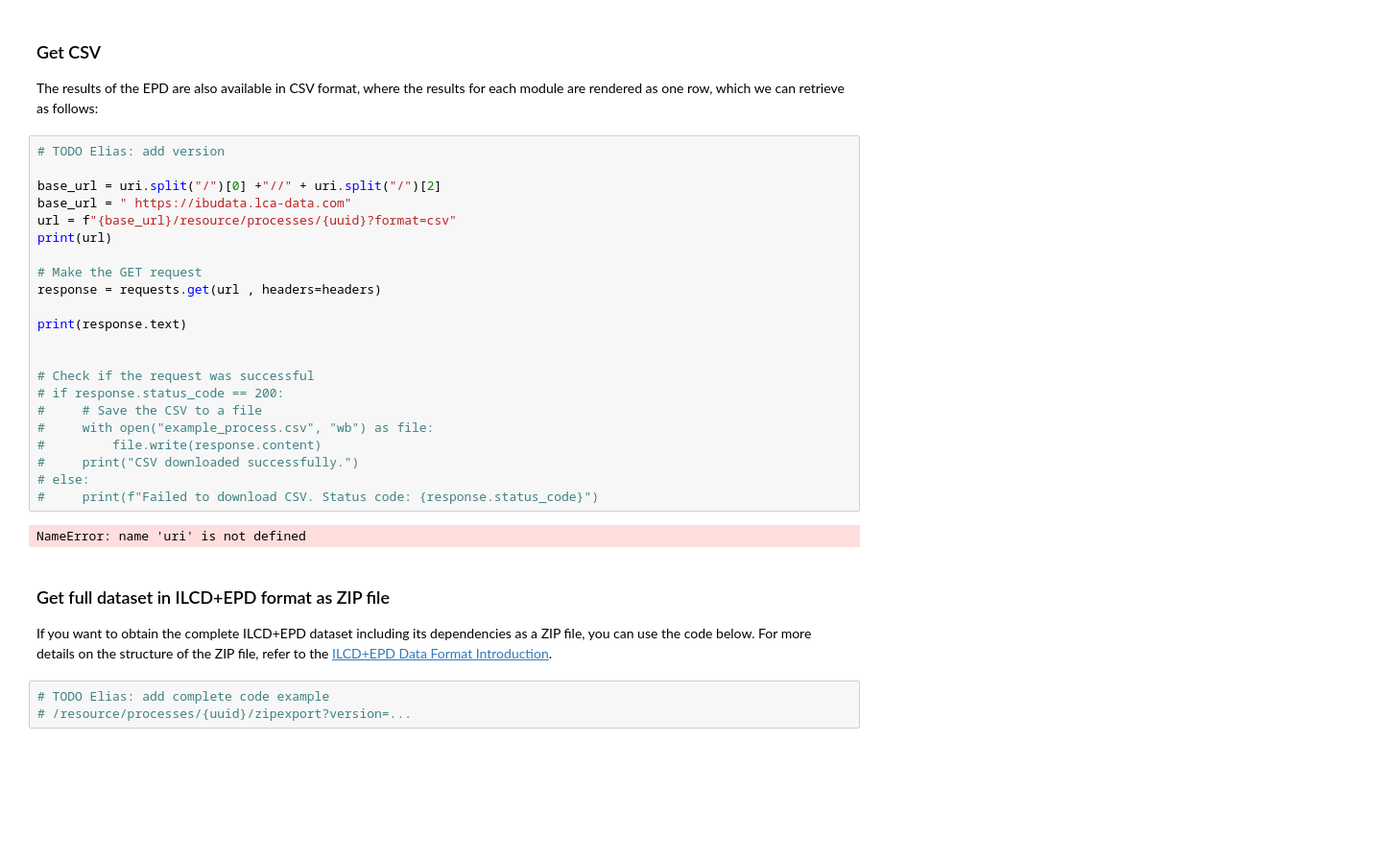
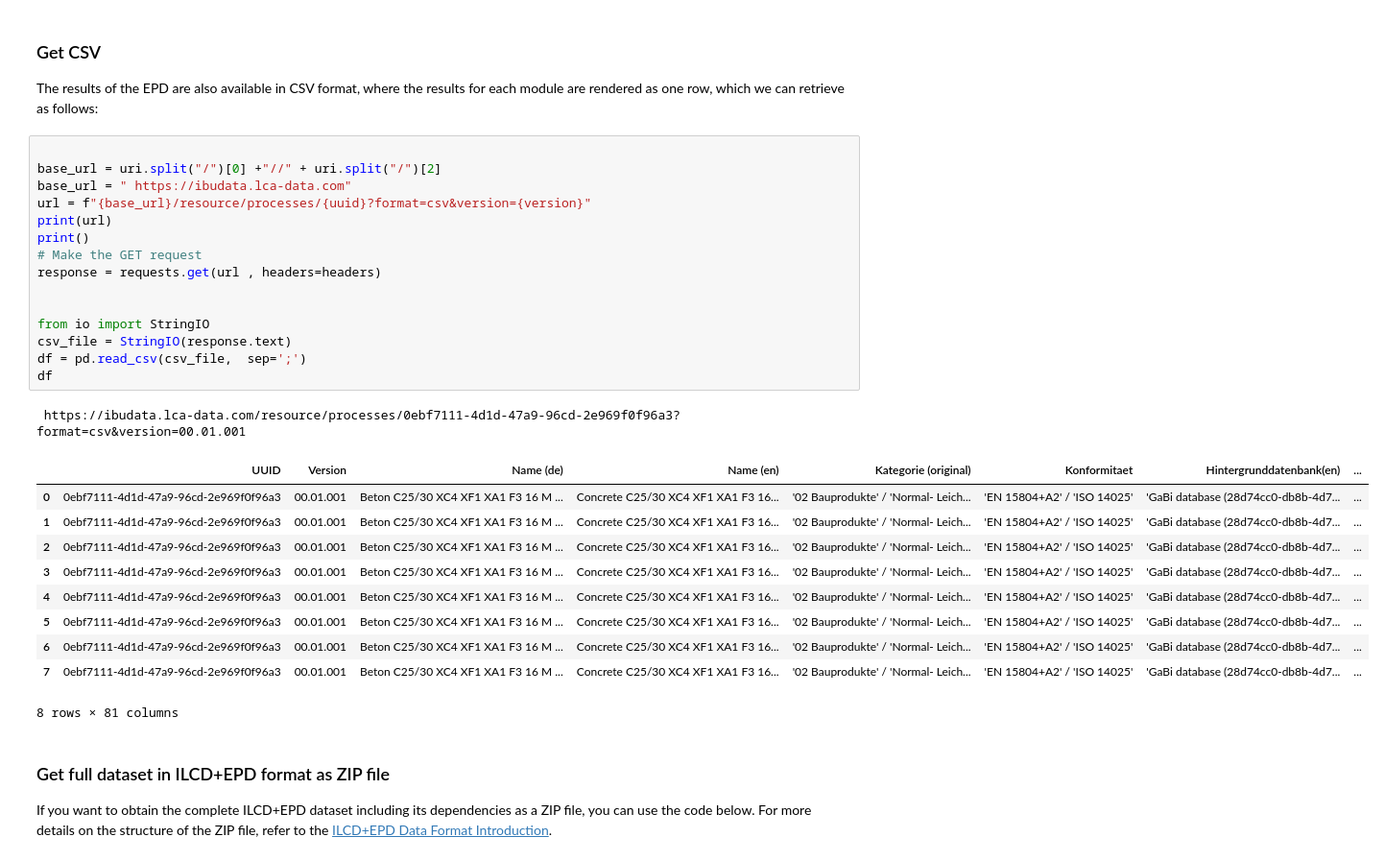
Before and after one commit to ok-worx/eco-portal-api-guide, a Jupyter notebook: notebook.ipynb, the cells around one changed output. Shown: that part at 96% size. Drawn from its saved outputs; the diff is of its cells as text; blank space fills up the shorter version.

Commit message:
fix todos

```diff
--- a/notebook.ipynb
+++ b/notebook.ipynb
@@ -617,33 +620,33 @@ PDF downloaded successfully.
 
 The results of the EPD are also available in CSV format, where the results for each module are rendered as one row, which we can retrieve as follows:
 # %%
-# TODO Elias: add version
 
 base_url = uri.split("/")[0] +"//" + uri.split("/")[2]
 base_url = " https://ibudata.lca-data.com"
-url = f"{base_url}/resource/processes/{uuid}?format=csv"
+url = f"{base_url}/resource/processes/{uuid}?format=csv&version={version}"
 print(url)
-
+print()
 # Make the GET request
 response = requests.get(url , headers=headers)
 
-print(response.text)
 
-
-# Check if the request was successful
-# if response.status_code == 200:
-#     # Save the CSV to a file
-#     with open("example_process.csv", "wb") as file:
-#         file.write(response.content)
-#     print("CSV downloaded successfully.")
-# else:
-#     print(f"Failed to download CSV. Status code: {response.status_code}")
+from io import StringIO
+csv_file = StringIO(response.text)
+df = pd.read_csv(csv_file,  sep=';')
+df
 # %% [output]
-NameError: name 'uri' is not defined
+ https://ibudata.lca-data.com/resource/processes/0ebf7111-4d1d-47a9-96cd-2e969f0f96a3?format=csv&version=00.01.001
+|  | UUID | Version | Name (de) | Name (en) | Kategorie (original) | Konformitaet | Hintergrunddatenbank(en) | ... |
+| 0 | 0ebf7111-4d1d-47a9-96cd-2e969f0f96a3 | 00.01.001 | Beton C25/30 XC4 XF1 XA1 F3 16 M ... | Concrete C25/30 XC4 XF1 XA1 F3 16... | '02 Bauprodukte' / 'Normal- Leich... | 'EN 15804+A2' / 'ISO 14025' | 'GaBi database (28d74cc0-db8b-4d7... | ... |
+| 1 | 0ebf7111-4d1d-47a9-96cd-2e969f0f96a3 | 00.01.001 | Beton C25/30 XC4 XF1 XA1 F3 16 M ... | Concrete C25/30 XC4 XF1 XA1 F3 16... | '02 Bauprodukte' / 'Normal- Leich... | 'EN 15804+A2' / 'ISO 14025' | 'GaBi database (28d74cc0-db8b-4d7... | ... |
+| 2 | 0ebf7111-4d1d-47a9-96cd-2e969f0f96a3 | 00.01.001 | Beton C25/30 XC4 XF1 XA1 F3 16 M ... | Concrete C25/30 XC4 XF1 XA1 F3 16... | '02 Bauprodukte' / 'Normal- Leich... | 'EN 15804+A2' / 'ISO 14025' | 'GaBi database (28d74cc0-db8b-4d7... | ... |
+| 3 | 0ebf7111-4d1d-47a9-96cd-2e969f0f96a3 | 00.01.001 | Beton C25/30 XC4 XF1 XA1 F3 16 M ... | Concrete C25/30 XC4 XF1 XA1 F3 16... | '02 Bauprodukte' / 'Normal- Leich... | 'EN 15804+A2' / 'ISO 14025' | 'GaBi database (28d74cc0-db8b-4d7... | ... |
+| 4 | 0ebf7111-4d1d-47a9-96cd-2e969f0f96a3 | 00.01.001 | Beton C25/30 XC4 XF1 XA1 F3 16 M ... | Concrete C25/30 XC4 XF1 XA1 F3 16... | '02 Bauprodukte' / 'Normal- Leich... | 'EN 15804+A2' / 'ISO 14025' | 'GaBi database (28d74cc0-db8b-4d7... | ... |
+| 5 | 0ebf7111-4d1d-47a9-96cd-2e969f0f96a3 | 00.01.001 | Beton C25/30 XC4 XF1 XA1 F3 16 M ... | Concrete C25/30 XC4 XF1 XA1 F3 16... | '02 Bauprodukte' / 'Normal- Leich... | 'EN 15804+A2' / 'ISO 14025' | 'GaBi database (28d74cc0-db8b-4d7... | ... |
+| 6 | 0ebf7111-4d1d-47a9-96cd-2e969f0f96a3 | 00.01.001 | Beton C25/30 XC4 XF1 XA1 F3 16 M ... | Concrete C25/30 XC4 XF1 XA1 F3 16... | '02 Bauprodukte' / 'Normal- Leich... | 'EN 15804+A2' / 'ISO 14025' | 'GaBi database (28d74cc0-db8b-4d7... | ... |
+| 7 | 0ebf7111-4d1d-47a9-96cd-2e969f0f96a3 | 00.01.001 | Beton C25/30 XC4 XF1 XA1 F3 16 M ... | Concrete C25/30 XC4 XF1 XA1 F3 16... | '02 Bauprodukte' / 'Normal- Leich... | 'EN 15804+A2' / 'ISO 14025' | 'GaBi database (28d74cc0-db8b-4d7... | ... |
+8 rows × 81 columns
 # %% [markdown]
 ### Get full dataset in ILCD+EPD format as ZIP file
 
 If you want to obtain the complete ILCD+EPD dataset including its dependencies as a ZIP file, you can use the code below. For more details on the structure of the ZIP file, refer to the [ILCD+EPD Data Format Introduction](https://github.com/InDataWG/ILCD-EPD-Data-Format/blob/release/v1.2/doc/guides/ILCD-EPD_Data_Format_Introduction.md).
-# %%
-# TODO Elias: add complete code example
-# /resource/processes/{uuid}/zipexport?version=...
```
Also changed, not shown: parts of 16 cells of this notebook, 2 other files.
